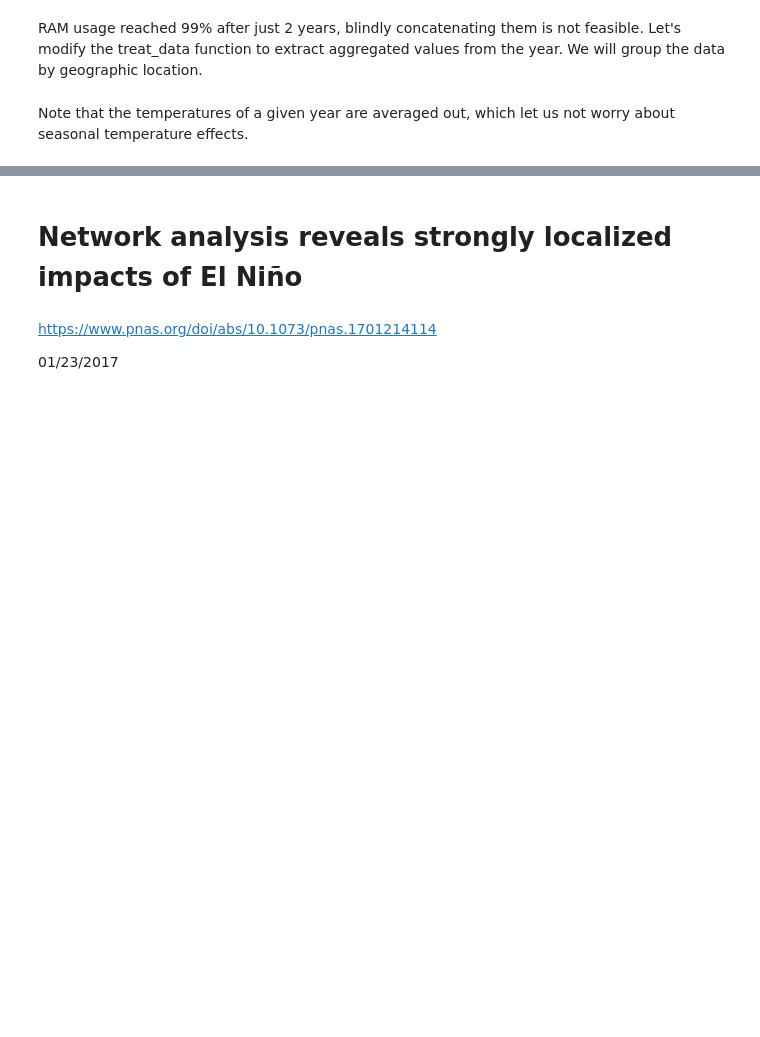
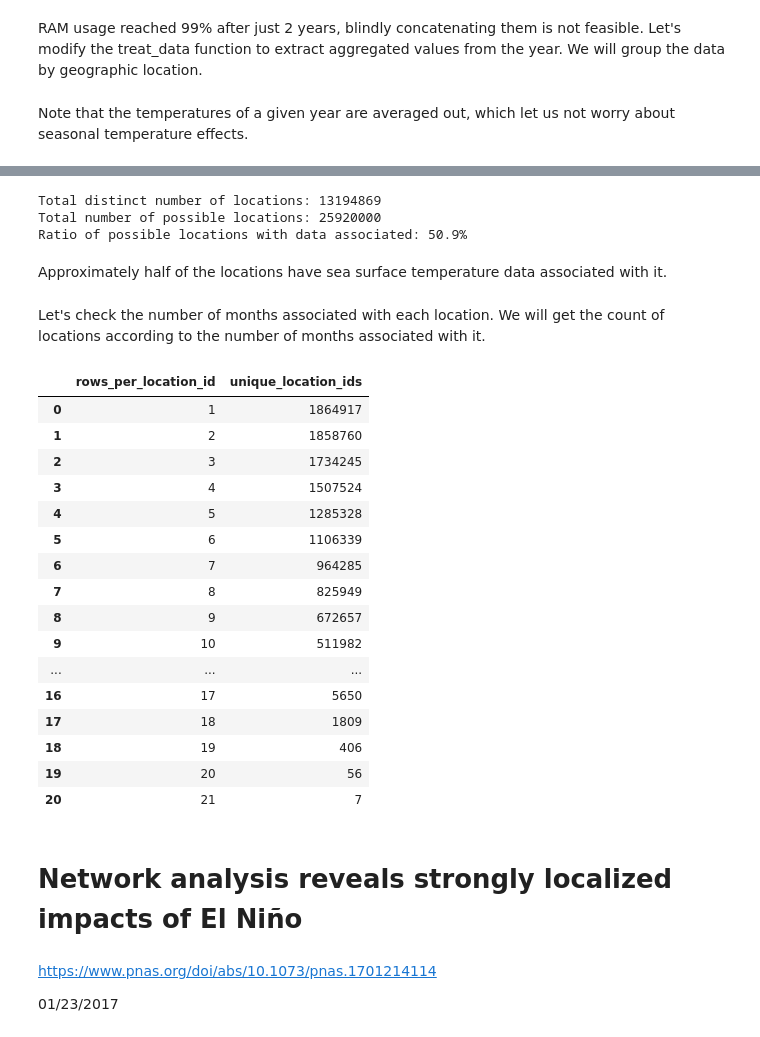
Before and after one commit to AlexFidalgo/El-Nino-La-Nina-Detection-Using-Complex-Networks, a Jupyter notebook: MainNotebook.ipynb, the cells around one changed output, grey strips where cells are left out. Drawn from its saved outputs; the diff is of its cells as text; code cells hidden in the pictures; blank space fills up the shorter version.

Commit message:
saves, merges and filters data

```diff
--- a/MainNotebook.ipynb
+++ b/MainNotebook.ipynb
@@ -214,0 +231,2 @@ $\tau$ (length of the time series) equals 24*12 (mostre isso no python)
+# %%
+df = pd.read_csv(os.path.join(os.getcwd(), 'data', 'merged_data.csv'))
@@ -215,3 +245,42 @@ $\tau$ (length of the time series) equals 24*12 (mostre isso no python)
+# %%
+unique_locations = len(list(df['location_id'].unique()))
+possible_locations = 3600*7200
+
+print(f"Total distinct number of locations: {unique_locations}")
+print(f"Total number of possible locations: {possible_locations}")
+print(f"Ratio of possible locations with data associated: {unique_locations/possible_locations:.1%}")
+# %% [output]
+Total distinct number of locations: 13194869
+Total number of possible locations: 25920000
+Ratio of possible locations with data associated: 50.9%
+# %% [markdown]
+Approximately half of the locations have sea surface temperature data associated with it.
+# %% [markdown]
+Let's check the number of months associated with each location. We will get the count of locations according to the number of months associated with it.
+# %%
+grouped = df.groupby('location_id').size()
+result = grouped.value_counts().reset_index()
+result.columns = ['rows_per_location_id', 'unique_location_ids']
+result = result.sort_values(by='rows_per_location_id')
+result
+# %% [output]
+|  | rows_per_location_id | unique_location_ids |
+| 0 | 1 | 1864917 |
+| 1 | 2 | 1858760 |
+| 2 | 3 | 1734245 |
+| 3 | 4 | 1507524 |
+| 4 | 5 | 1285328 |
+| 5 | 6 | 1106339 |
+| 6 | 7 | 964285 |
+| 7 | 8 | 825949 |
+| 8 | 9 | 672657 |
+| 9 | 10 | 511982 |
+| ... | ... | ... |
+| 16 | 17 | 5650 |
+| 17 | 18 | 1809 |
+| 18 | 19 | 406 |
+| 19 | 20 | 56 |
+| 20 | 21 | 7 |
 # %% [markdown]
 # Network analysis reveals strongly localized impacts of El Niño
 # %% [markdown]
```
Also changed, not shown: parts of 15 cells of this notebook, 3 other files.
